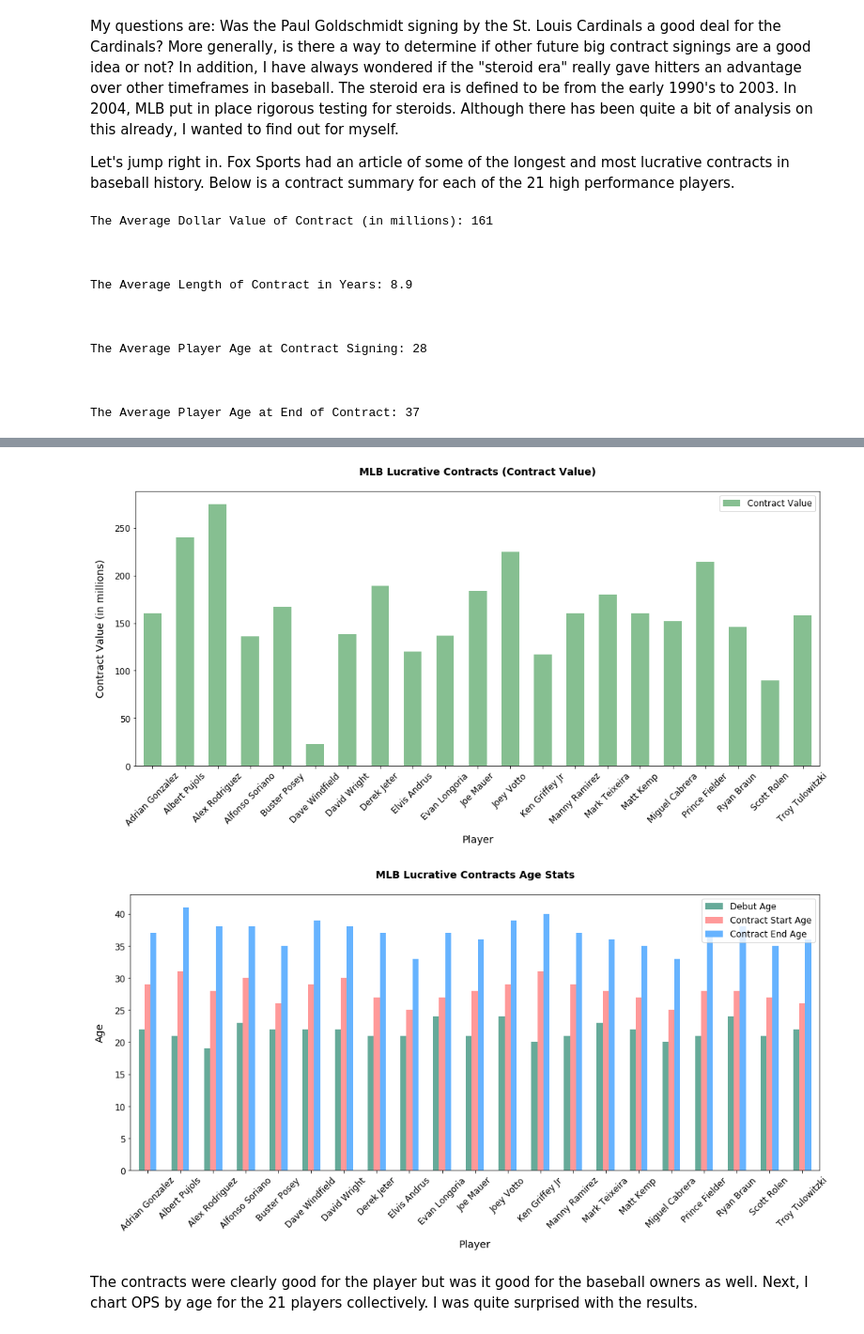
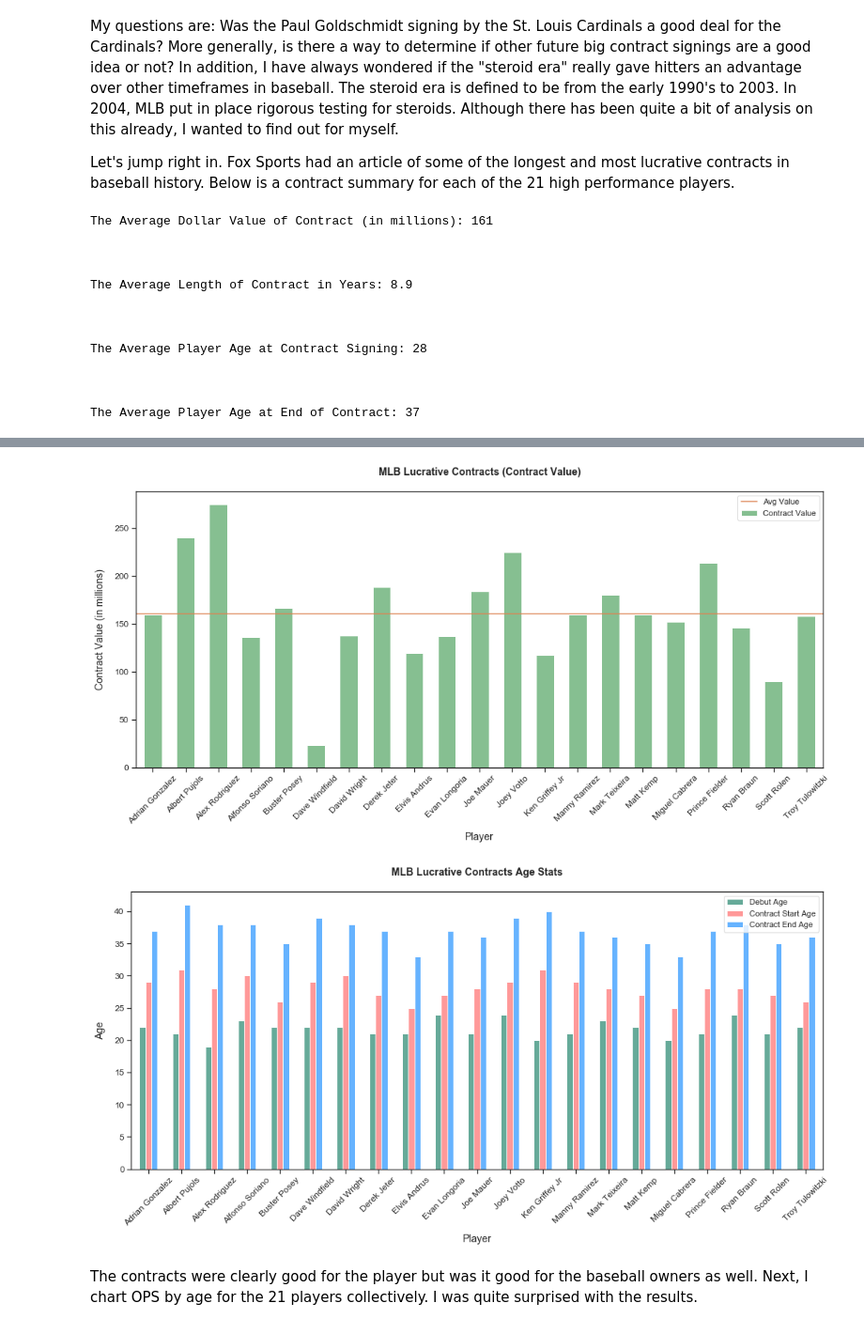
Before and after one commit to paulscheibal/SBDataScienceCert, a Jupyter notebook: CapstoneP1/Discovery/DataStory.ipynb, the cells around one changed output, grey strips where cells are left out. Shown at 94% size. Drawn from its saved outputs; the diff is of its cells as text; code cells hidden in the pictures.

```diff
--- a/CapstoneP1/Discovery/DataStory.ipynb
+++ b/CapstoneP1/Discovery/DataStory.ipynb
@@ -28,6 +28,10 @@ import matplotlib.ticker as mtick
 import matplotlib as mpl
 import pylab as plb
 import seaborn as sns
+
+
+sns.set()
+sns.set_style('ticks')
 
 MIN_AT_BATS = 0
 START_YEAR = 1954
@@ -73,9 +77,6 @@ dfbig = pd.read_csv(bigcontractsf)
 #  Big Contract Examples
 #
 ####################################################################################################################
-#
-# plot contracted years by player
-#
 print('\n\n')
 print('The Average Dollar Value of Contract (in millions): ' + str("%.f" % dfbig.ConDollars.mean()))
 print('\n\n')
@@ -85,6 +86,10 @@ print('The Average Player Age at Contract Signing: ' + str("%.f" % dfbig.ConAgeS
 print('\n\n')
 print('The Average Player Age at End of Contract: ' + str("%.f" % dfbig.ConAgeEnd.mean()))
 print('\n\n')
+
+#
+# plot contracted years by player
+#
 dfplot = dfbig[['playername2','ConNumYears','ConDollars']].sort_values('playername2')
 dfplot.columns = ['playername2','Contract Years','Contract Value']
 ax = dfplot.plot(kind='bar',x='playername2',y='Contract Years', color='#86bf91',width=0.55,figsize=(FSHZ,7))
@@ -97,6 +102,8 @@ for tick in ax.get_yticklabels():
     tick.set_fontsize(12)
 plt.yticks(np.arange(0,14,2))
 plt.xticks(rotation=45)
+plb.axhline(dfplot['Contract Years'].mean(),c='C1',label='Avg Years')
+plt.legend()
 plt.show()
 print('\n\n')
 
@@ -114,6 +121,8 @@ for tick in ax.get_xticklabels():
 for tick in ax.get_yticklabels():
     tick.set_fontsize(12)
 plt.xticks(rotation=45)
+plb.axhline(dfplot['Contract Value'].mean(),c='C1',label='Avg Value')
+plt.legend()
 plt.show()
 print('\n\n')
 
@@ -151,5 +160,5 @@ The Average Player Age at End of Contract: 37
-[figure, old version]
+[figure, new version]
-[figure, old version]
+[figure, new version]
 # %% [markdown]
 The contracts were clearly good for the player but was it good for the baseball owners as well.  Next, I chart OPS by age for the 21 players collectively.  I was quite surprised with the results.
 # %%
```
Also changed, not shown: parts of 7 cells of this notebook.
